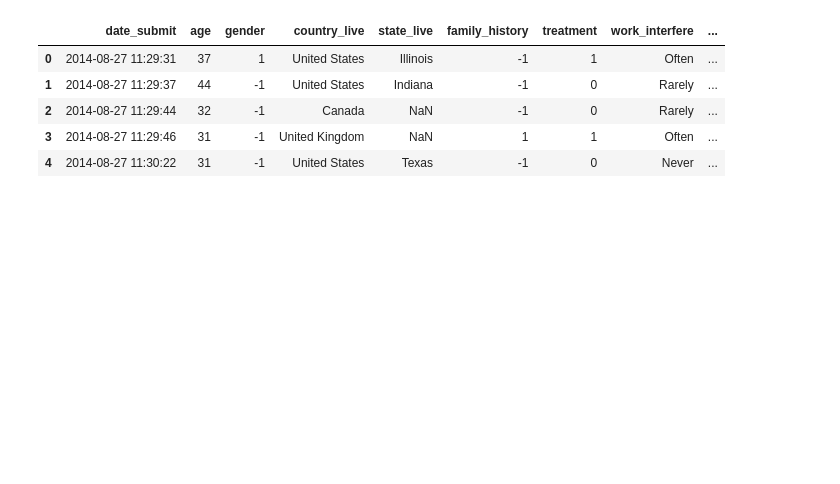
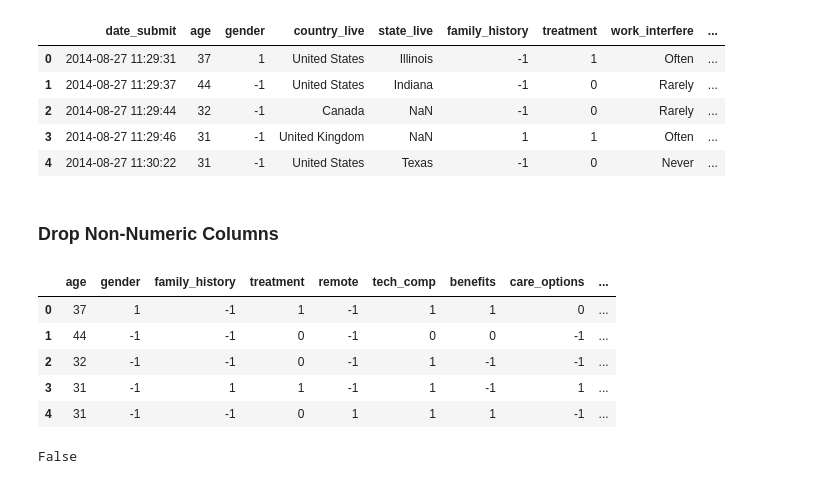
Before and after one commit to phuongho43/cogs108-mental_health, a Jupyter notebook: FinalProject.ipynb, the cells around one changed output. Saved outputs shown, nothing was run; the diff lists cells and outputs as text; code cells hidden in the pictures; blank space fills up the shorter version.

```diff
--- a/FinalProject.ipynb
+++ b/FinalProject.ipynb
@@ -28,6 +28,7 @@ from sklearn.naive_bayes import GaussianNB
 mental14_df = pd.read_csv('data/mental_health_2014.csv')
 mental16_df = pd.read_csv('data/mental_health_2016.csv')
 mental16_meta_df = pd.read_json('data/mental_health_2016_meta_users.json')
+geo_divs = pd.read_csv('data/geo_divs.csv')
 # %% [markdown]
 ## 3. Describe the Data
 # %% [markdown]
@@ -664,3 +667,12 @@ combined_df.loc[(combined_df.obs_conseq == 'Yes'), 'obs_conseq'] = 1
+# %%
+# get country to continent mapping and add as new feature
+geo_cc = pd.Series(geo_divs.set_index('country').continent)
+continent = combined_df.country_live.map(geo_cc)
+combined_df['continent'] = continent
+# %%
+# One-Hot Encode
+continent_dummies = pd.get_dummies(combined_df.continent.str.lower())
+combined_df = combined_df.join(continent_dummies)
 # %%
 combined_df.head()
 # %% [output]
@@ -670,3 +682,21 @@ combined_df.head()
 | 2 | 2014-08-27 11:29:44 | 32 | -1 | Canada | NaN | -1 | 0 | Rarely | ... |
 | 3 | 2014-08-27 11:29:46 | 31 | -1 | United Kingdom | NaN | 1 | 1 | Often | ... |
 | 4 | 2014-08-27 11:30:22 | 31 | -1 | United States | Texas | -1 | 0 | Never | ... |
+# %% [markdown]
+### Drop Non-Numeric Columns
+# %%
+combined_df2 = combined_df.drop(['date_submit', 'country_live', 'state_live', 'work_interfere', 'num_employees',
+                                'med_leave', 'location', 'company_size', 'continent'], axis=1)
+# %%
+combined_df2.head()
+# %% [output]
+|  | age | gender | family_history | treatment | remote | tech_comp | benefits | care_options | ... |
+| 0 | 37 | 1 | -1 | 1 | -1 | 1 | 1 | 0 | ... |
+| 1 | 44 | -1 | -1 | 0 | -1 | 0 | 0 | -1 | ... |
+| 2 | 32 | -1 | -1 | 0 | -1 | 1 | -1 | -1 | ... |
+| 3 | 31 | -1 | 1 | 1 | -1 | 1 | -1 | 1 | ... |
+| 4 | 31 | -1 | -1 | 0 | 1 | 1 | 1 | -1 | ... |
+# %%
+combined_df2.isnull().values.any()
+# %% [output]
+False
```
Also changed, not shown: parts of 1 cell of this notebook, 1 other file.
